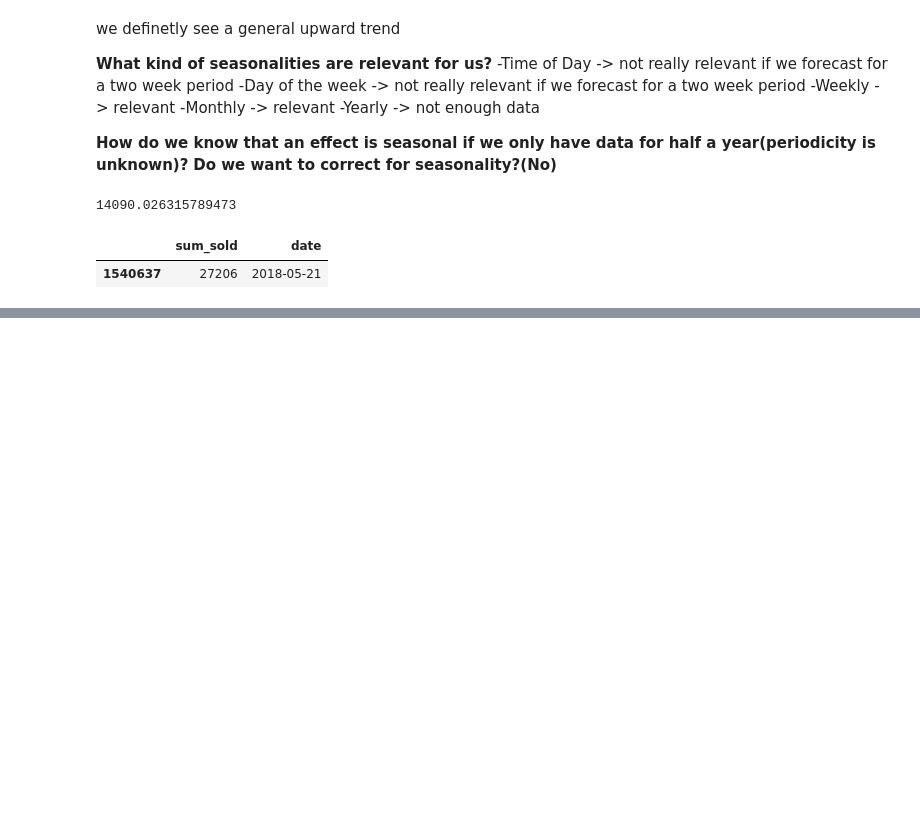
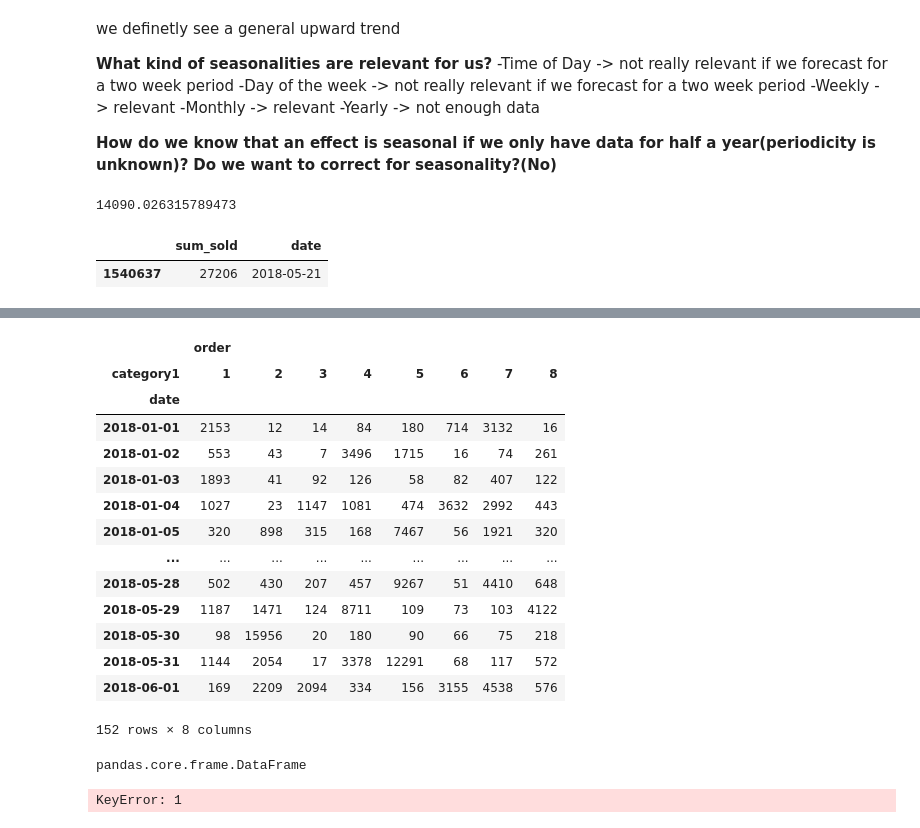
Before and after one commit to janapfeffer/DMC20_abraca-data, a Jupyter notebook: Seasonality.ipynb, the cells around one changed output, grey strips where cells are left out. Drawn from its saved outputs; the diff is of its cells as text; code cells hidden in the pictures; blank space fills up the shorter version.

```diff
--- a/Seasonality.ipynb
+++ b/Seasonality.ipynb
@@ -103,3 +116,9 @@ df_duplicates_removed.loc[df_duplicates_removed['date'] == '2018-05-21']
 #exponential smoothing seems to be a thing we could do, note that this doesnt refer to seasonality but to trend
 #gives error message
 #model = ExponentialSmoothing(df_duplicates_removed, trend="add", seasonal="add", seasonal_periods=6)
+# %%
+df_items = pd.read_csv('items.csv', sep='|', index_col='itemID')
+df_train_joined = df_train.join(df_info, on='itemID').join(df_items, on='itemID')
+# %%
+df_categories = df_train_joined.drop(['transactID','salesPrice','recommendedRetailPrice','customerRating','simulationPrice','sum_sold','time','promotion','category2','category3','manufacturer','brand','itemID'], axis=1)
+df_categories.head()
@@ -105,0 +148,8 @@ df_duplicates_removed.loc[df_duplicates_removed['date'] == '2018-05-21']
+# %%
+
+#add up all orders that were made on one day
+
+
+x = df_categories.groupby(['date','category1']).agg('sum')
+
+x.head(20)
@@ -105,0 +175,26 @@ df_duplicates_removed.loc[df_duplicates_removed['date'] == '2018-05-21']
+# %%
+x.unstack(level=1)
+# %% [output]
+|  | order |  |  |  |  |  |  |  |
+| category1 | 1 | 2 | 3 | 4 | 5 | 6 | 7 | 8 |
+| date |  |  |  |  |  |  |  |  |
+| 2018-01-01 | 2153 | 12 | 14 | 84 | 180 | 714 | 3132 | 16 |
+| 2018-01-02 | 553 | 43 | 7 | 3496 | 1715 | 16 | 74 | 261 |
+| 2018-01-03 | 1893 | 41 | 92 | 126 | 58 | 82 | 407 | 122 |
+| 2018-01-04 | 1027 | 23 | 1147 | 1081 | 474 | 3632 | 2992 | 443 |
+| 2018-01-05 | 320 | 898 | 315 | 168 | 7467 | 56 | 1921 | 320 |
+| ... | ... | ... | ... | ... | ... | ... | ... | ... |
+| 2018-05-28 | 502 | 430 | 207 | 457 | 9267 | 51 | 4410 | 648 |
+| 2018-05-29 | 1187 | 1471 | 124 | 8711 | 109 | 73 | 103 | 4122 |
+| 2018-05-30 | 98 | 15956 | 20 | 180 | 90 | 66 | 75 | 218 |
+| 2018-05-31 | 1144 | 2054 | 17 | 3378 | 12291 | 68 | 117 | 572 |
+| 2018-06-01 | 169 | 2209 | 2094 | 334 | 156 | 3155 | 4538 | 576 |
+152 rows × 8 columns
+# %%
+type(x)
+# %% [output]
+pandas.core.frame.DataFrame
+# %%
+x[1].head()
+# %% [output]
+KeyError: 1
```
Also changed, not shown: parts of 12 cells of this notebook.
